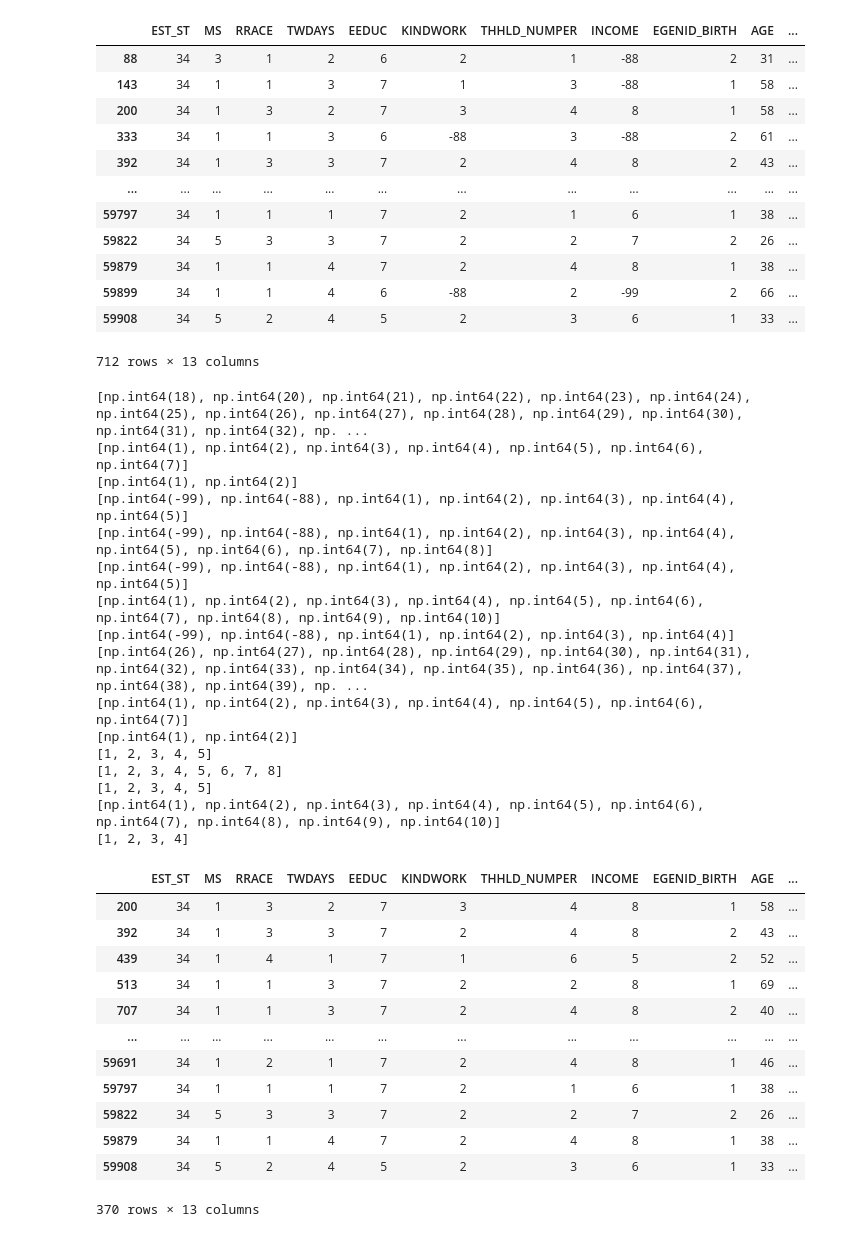
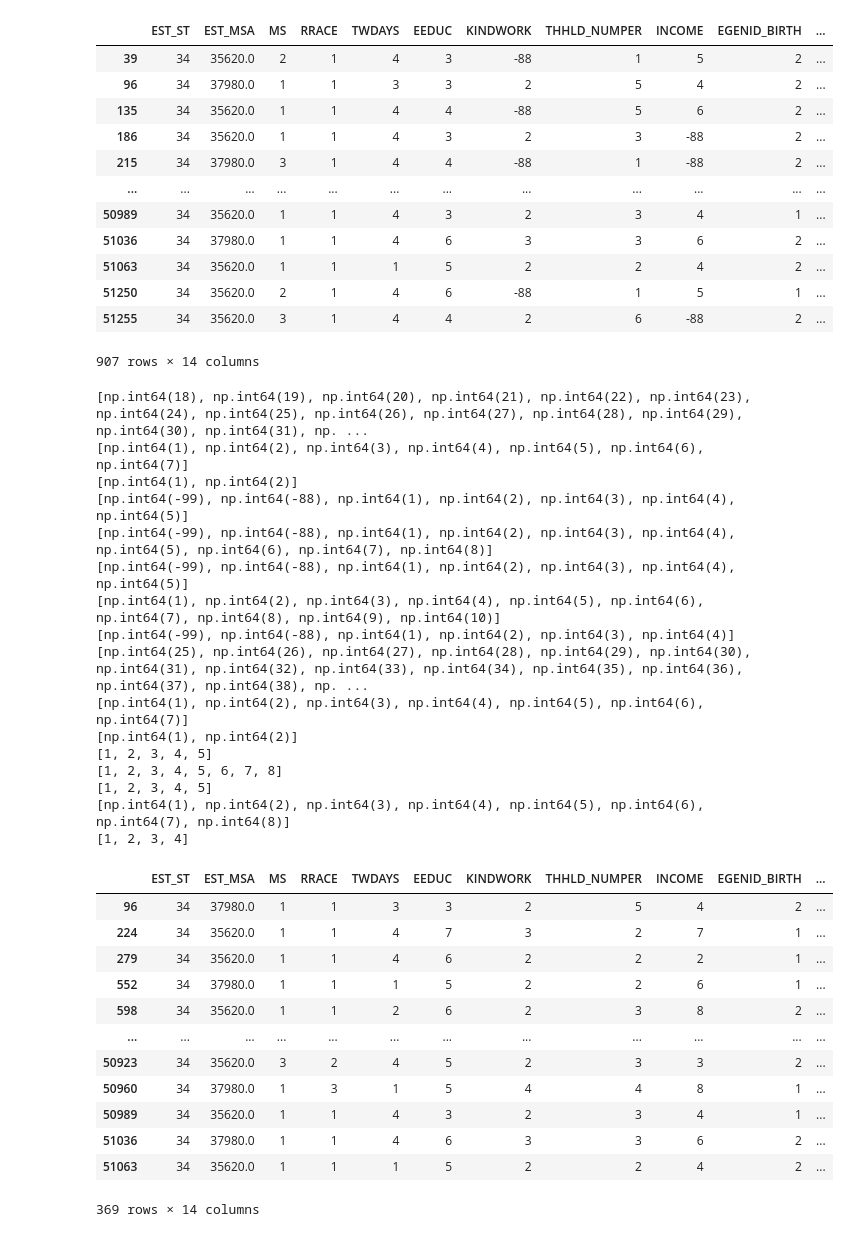
Before and after one commit to arpannookala12/SpatialMicrosimulation_RUCILAB, a Jupyter notebook: ipfpopsynth.ipynb, the cells around one changed output. Saved outputs shown, nothing was run; the diff lists cells and outputs as text; code cells hidden in the pictures.

```diff
--- a/ipfpopsynth.ipynb
+++ b/ipfpopsynth.ipynb
@@ -6,3 +13,6 @@ import numpy as np
+# %%
+# Setting display to view all columns
+pd.set_option('display.max_columns', 40)
 # %%
 # Ignore Warnings
 warnings.filterwarnings("ignore")
@@ -9,8 +23,8 @@ warnings.filterwarnings("ignore")
 # %%
 # Reading Individual Level Data
-ind_data = pd.read_csv("D:\\DOWNLOADS_FOR_D_DRIVE_REAL_TIME\\HPSDATA\\Phase 4.2\\HPS_Phase4-2Cycle08_PUF_CSV(July23-August19)2024\\hps_04_02_08_puf.csv")
+ind_data = pd.read_csv("D:\\DOWNLOADS_FOR_D_DRIVE_REAL_TIME\\HPSDATA\\Phase 4.2\\HPS_Phase4-2Cycle09_PUF_CSV(Aug20-Sep16)2024\\hps_04_02_09_puf.csv")
 
 #Print first few rows
-ind_data.head()
+ind_data
 # %% [output]
 |  | SCRAM | CYCLE | EST_ST | EST_MSA | REGION | HWEIGHT | PWEIGHT | TBIRTH_YEAR | ABIRTH_YEAR | RHISPANIC | ... |
@@ -23,30 +43,35 @@ ind_data.head()
 # %%
-# Filtering dataset based on NY-NJ-PA metropolitan area & New Jersey state
-ind_data = ind_data[(ind_data['EST_MSA'] == 35620) & (ind_data['EST_ST'] == 34)]
-# ind = ind[ind['EST_ST'].isin([34, 36, 42])]
+# Filtering dataset based on MSA and STATE
+MSACODE = None
+STATECODE = 34
+if MSACODE is not None:
+    ind_data = ind_data[(ind_data['EST_MSA'] == MSACODE) & (ind_data['EST_ST'] == STATECODE)]
+else:
+    ind_data = ind_data[(ind_data['EST_ST'] == STATECODE)]
 
 # Calculating age based on the year the survey was conducted in
 ind_data['AGE'] = 2024 - ind_data['TBIRTH_YEAR']
 
 # Filtering dataset based on variables of interest
-variables_of_interest = ["EST_ST", "MS", "RRACE", "TWDAYS", "EEDUC", "KINDWORK", "THHLD_NUMPER", "INCOME", "EGENID_BIRTH", "AGE", "RHISPANIC", "ANYWORK", "TWDAYS_RESP"]
+variables_of_interest = ["EST_ST","EST_MSA", "MS", "RRACE", "TWDAYS", "EEDUC", "KINDWORK", "THHLD_NUMPER", "INCOME", "EGENID_BIRTH", "AGE", "RHISPANIC", "ANYWORK", "TWDAYS_RESP"]
 ind_data = ind_data[variables_of_interest]
 
+# View datframe
 ind_data
 # %% [output]
-|  | EST_ST | MS | RRACE | TWDAYS | EEDUC | KINDWORK | THHLD_NUMPER | INCOME | EGENID_BIRTH | AGE | ... |
-| 88 | 34 | 3 | 1 | 2 | 6 | 2 | 1 | -88 | 2 | 31 | ... |
-| 143 | 34 | 1 | 1 | 3 | 7 | 1 | 3 | -88 | 1 | 58 | ... |
-| 200 | 34 | 1 | 3 | 2 | 7 | 3 | 4 | 8 | 1 | 58 | ... |
-| 333 | 34 | 1 | 1 | 3 | 6 | -88 | 3 | -88 | 2 | 61 | ... |
-| 392 | 34 | 1 | 3 | 3 | 7 | 2 | 4 | 8 | 2 | 43 | ... |
+|  | EST_ST | EST_MSA | MS | RRACE | TWDAYS | EEDUC | KINDWORK | THHLD_NUMPER | INCOME | EGENID_BIRTH | ... |
+| 39 | 34 | 35620.0 | 2 | 1 | 4 | 3 | -88 | 1 | 5 | 2 | ... |
+| 96 | 34 | 37980.0 | 1 | 1 | 3 | 3 | 2 | 5 | 4 | 2 | ... |
+| 135 | 34 | 35620.0 | 1 | 1 | 4 | 4 | -88 | 5 | 6 | 2 | ... |
+| 186 | 34 | 35620.0 | 1 | 1 | 4 | 3 | 2 | 3 | -88 | 2 | ... |
+| 215 | 34 | 37980.0 | 3 | 1 | 4 | 4 | -88 | 1 | -88 | 2 | ... |
 | ... | ... | ... | ... | ... | ... | ... | ... | ... | ... | ... | ... |
-| 59797 | 34 | 1 | 1 | 1 | 7 | 2 | 1 | 6 | 1 | 38 | ... |
-| 59822 | 34 | 5 | 3 | 3 | 7 | 2 | 2 | 7 | 2 | 26 | ... |
-| 59879 | 34 | 1 | 1 | 4 | 7 | 2 | 4 | 8 | 1 | 38 | ... |
-| 59899 | 34 | 1 | 1 | 4 | 6 | -88 | 2 | -99 | 2 | 66 | ... |
-| 59908 | 34 | 5 | 2 | 4 | 5 | 2 | 3 | 6 | 1 | 33 | ... |
+| 50989 | 34 | 35620.0 | 1 | 1 | 4 | 3 | 2 | 3 | 4 | 1 | ... |
+| 51036 | 34 | 37980.0 | 1 | 1 | 4 | 6 | 3 | 3 | 6 | 2 | ... |
+| 51063 | 34 | 35620.0 | 1 | 1 | 1 | 5 | 2 | 2 | 4 | 2 | ... |
+| 51250 | 34 | 35620.0 | 2 | 1 | 4 | 6 | -88 | 1 | 5 | 1 | ... |
+| 51255 | 34 | 35620.0 | 3 | 1 | 4 | 4 | 2 | 6 | -88 | 2 | ... |
-712 rows × 13 columns
+907 rows × 14 columns
 # %%
 # Checking for unique occurrences for chosen constraints
 print(sorted(ind_data['AGE'].unique()))
@@ -82,7 +107,7 @@ print(sorted(ind_data['TWDAYS'].unique()))
 
 ind_data
 # %% [output]
-[np.int64(18), np.int64(20), np.int64(21), np.int64(22), np.int64(23), np.int64(24), np.int64(25), np.int64(26), np.int64(27), np.int64(28), np.int64(29), np.int64(30), np.int64(31), np.int64(32), np. ...
+[np.int64(18), np.int64(19), np.int64(20), np.int64(21), np.int64(22), np.int64(23), np.int64(24), np.int64(25), np.int64(26), np.int64(27), np.int64(28), np.int64(29), np.int64(30), np.int64(31), np. ...
 [np.int64(1), np.int64(2), np.int64(3), np.int64(4), np.int64(5), np.int64(6), np.int64(7)]
 [np.int64(1), np.int64(2)]
 [np.int64(-99), np.int64(-88), np.int64(1), np.int64(2), np.int64(3), np.int64(4), np.int64(5)]
@@ -90,24 +115,24 @@ ind_data
 [np.int64(-99), np.int64(-88), np.int64(1), np.int64(2), np.int64(3), np.int64(4), np.int64(5)]
 [np.int64(1), np.int64(2), np.int64(3), np.int64(4), np.int64(5), np.int64(6), np.int64(7), np.int64(8), np.int64(9), np.int64(10)]
 [np.int64(-99), np.int64(-88), np.int64(1), np.int64(2), np.int64(3), np.int64(4)]
-[np.int64(26), np.int64(27), np.int64(28), np.int64(29), np.int64(30), np.int64(31), np.int64(32), np.int64(33), np.int64(34), np.int64(35), np.int64(36), np.int64(37), np.int64(38), np.int64(39), np. ...
+[np.int64(25), np.int64(26), np.int64(27), np.int64(28), np.int64(29), np.int64(30), np.int64(31), np.int64(32), np.int64(33), np.int64(34), np.int64(35), np.int64(36), np.int64(37), np.int64(38), np. ...
 [np.int64(1), np.int64(2), np.int64(3), np.int64(4), np.int64(5), np.int64(6), np.int64(7)]
 [np.int64(1), np.int64(2)]
 [1, 2, 3, 4, 5]
 [1, 2, 3, 4, 5, 6, 7, 8]
 [1, 2, 3, 4, 5]
-[np.int64(1), np.int64(2), np.int64(3), np.int64(4), np.int64(5), np.int64(6), np.int64(7), np.int64(8), np.int64(9), np.int64(10)]
+[np.int64(1), np.int64(2), np.int64(3), np.int64(4), np.int64(5), np.int64(6), np.int64(7), np.int64(8)]
 [1, 2, 3, 4]
-|  | EST_ST | MS | RRACE | TWDAYS | EEDUC | KINDWORK | THHLD_NUMPER | INCOME | EGENID_BIRTH | AGE | ... |
-| 200 | 34 | 1 | 3 | 2 | 7 | 3 | 4 | 8 | 1 | 58 | ... |
-| 392 | 34 | 1 | 3 | 3 | 7 | 2 | 4 | 8 | 2 | 43 | ... |
-| 439 | 34 | 1 | 4 | 1 | 7 | 1 | 6 | 5 | 2 | 52 | ... |
-| 513 | 34 | 1 | 1 | 3 | 7 | 2 | 2 | 8 | 1 | 69 | ... |
-| 707 | 34 | 1 | 1 | 3 | 7 | 2 | 4 | 8 | 2 | 40 | ... |
+|  | EST_ST | EST_MSA | MS | RRACE | TWDAYS | EEDUC | KINDWORK | THHLD_NUMPER | INCOME | EGENID_BIRTH | ... |
+| 96 | 34 | 37980.0 | 1 | 1 | 3 | 3 | 2 | 5 | 4 | 2 | ... |
+| 224 | 34 | 35620.0 | 1 | 1 | 4 | 7 | 3 | 2 | 7 | 1 | ... |
+| 279 | 34 | 35620.0 | 1 | 1 | 4 | 6 | 2 | 2 | 2 | 1 | ... |
+| 552 | 34 | 37980.0 | 1 | 1 | 1 | 5 | 2 | 2 | 6 | 1 | ... |
+| 598 | 34 | 35620.0 | 1 | 1 | 2 | 6 | 2 | 3 | 8 | 2 | ... |
 | ... | ... | ... | ... | ... | ... | ... | ... | ... | ... | ... | ... |
-| 59691 | 34 | 1 | 2 | 1 | 7 | 2 | 4 | 8 | 1 | 46 | ... |
-| 59797 | 34 | 1 | 1 | 1 | 7 | 2 | 1 | 6 | 1 | 38 | ... |
-| 59822 | 34 | 5 | 3 | 3 | 7 | 2 | 2 | 7 | 2 | 26 | ... |
-| 59879 | 34 | 1 | 1 | 4 | 7 | 2 | 4 | 8 | 1 | 38 | ... |
-| 59908 | 34 | 5 | 2 | 4 | 5 | 2 | 3 | 6 | 1 | 33 | ... |
+| 50923 | 34 | 35620.0 | 3 | 2 | 4 | 5 | 2 | 3 | 3 | 2 | ... |
+| 50960 | 34 | 37980.0 | 1 | 3 | 1 | 5 | 4 | 4 | 8 | 1 | ... |
+| 50989 | 34 | 35620.0 | 1 | 1 | 4 | 3 | 2 | 3 | 4 | 1 | ... |
+| 51036 | 34 | 37980.0 | 1 | 1 | 4 | 6 | 3 | 3 | 6 | 2 | ... |
+| 51063 | 34 | 35620.0 | 1 | 1 | 1 | 5 | 2 | 2 | 4 | 2 | ... |
-370 rows × 13 columns
+369 rows × 14 columns
```
Also changed, not shown: parts of 80 cells of this notebook, 9 other files.
